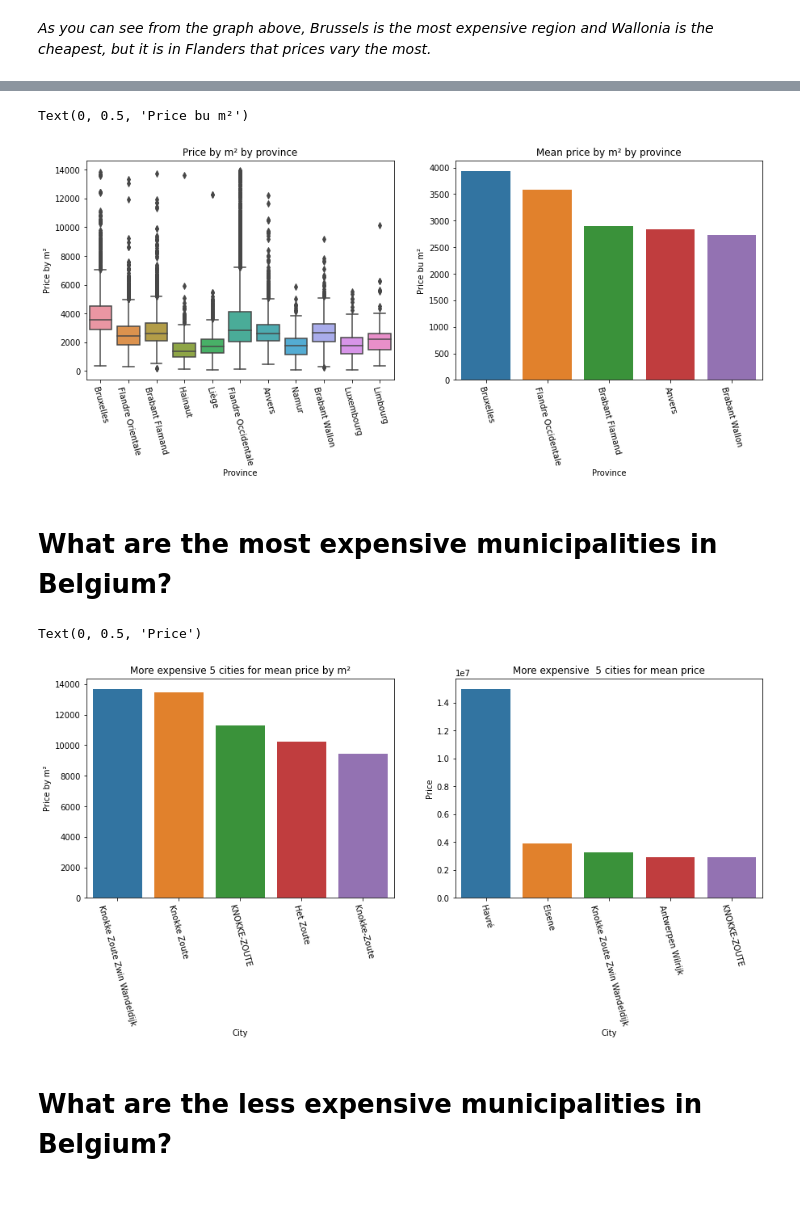
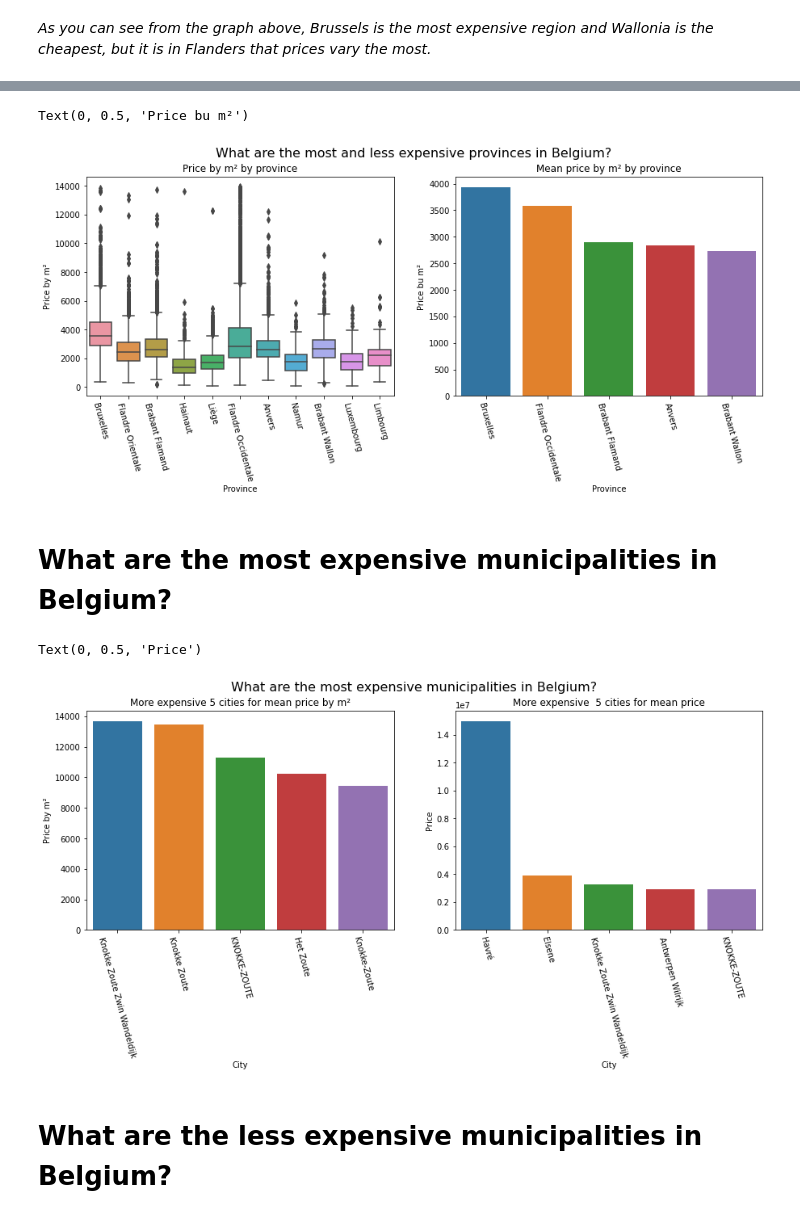
Before and after one commit to abdellahML/challenge-data-analysis, a Jupyter notebook: Codes/Interpretation.ipynb, the cells around one changed output, grey strips where cells are left out. Saved outputs shown, nothing was run; the diff lists cells and outputs as text; code cells hidden in the pictures.

```diff
--- a/Codes/Interpretation.ipynb
+++ b/Codes/Interpretation.ipynb
@@ -280,37 +281,40 @@ Text(0, 0.5, 'Price bu m²')
 # %%
 plt.figure(1, figsize=(15,5))
+plt.suptitle("What are the most and less expensive provinces in Belgium?", fontsize=16)
 
 cities = df[["city","price_by_m2", "municipalities"]]
 plt.subplot(121)
 sns.boxplot(x="municipalities", y="price_by_m2", data=cities)
 plt.xticks(rotation=-75)
 plt.title("Price by m² by province")
 plt.xlabel("Province")
 plt.ylabel("Price by m²")
 
 cities = df.groupby(by="municipalities")
 cities = cities["price_by_m2"].agg(np.mean)
 cities = pd.DataFrame(cities)
 cities["municipalities"] = cities.index
 cities.sort_values(by="price_by_m2", ascending=False, inplace=True)
 plt.subplot(122)
 sns.barplot(x="municipalities", y="price_by_m2", data=cities.head())
 plt.xticks(rotation=-75)
 plt.title("Mean price by m² by province")
 plt.xlabel("Province")
 plt.ylabel("Price bu m²")
 # %% [output]
 Text(0, 0.5, 'Price bu m²')
-[figure, old version]
+[figure, new version]
 # %% [markdown]
 # What are the most expensive municipalities in Belgium?
 # %%
+plt.figure(1, figsize=(15,5))
+plt.suptitle("What are the most expensive municipalities in Belgium?", fontsize=16)
+
 cities = df.groupby(by="city")
 cities = cities["price_by_m2"].agg(np.mean)
 cities = pd.DataFrame(cities)
 cities["city"] = cities.index
 cities.sort_values(by="price_by_m2", ascending=False, inplace=True)
-plt.figure(1, figsize=(15,5))
 plt.subplot(121)
 sns.barplot(x="city", y="price_by_m2", data=cities.head())
 plt.xticks(rotation=-75)
@@ -332,7 +336,7 @@ plt.xlabel("City")
 plt.ylabel("Price")
 # %% [output]
 Text(0, 0.5, 'Price')
-[figure, old version]
+[figure, new version]
 # %% [markdown]
 # What are the less expensive municipalities in Belgium?
 # %%
```
Also changed, not shown: parts of 12 cells of this notebook.
